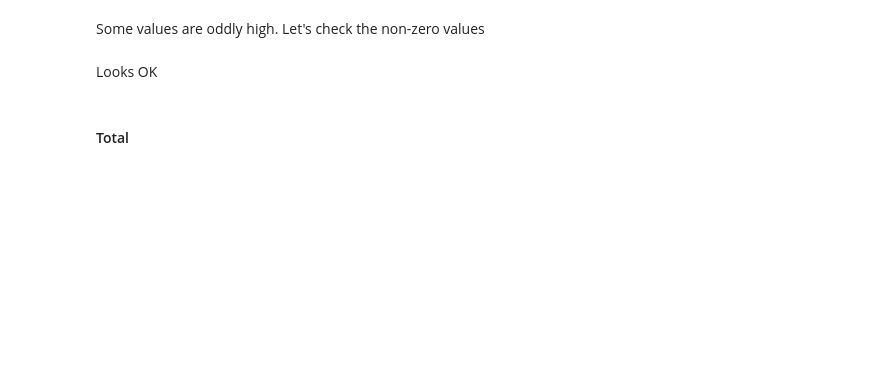
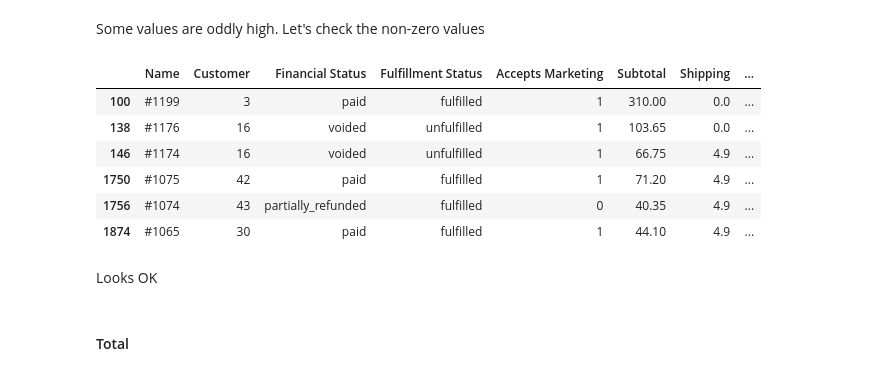
Before and after one commit to adriaferrer/Vimet, a Jupyter notebook: 01.Data_cleaning/Data_cleaning_orders.ipynb, the cells around one changed output. Saved outputs shown, nothing was run; the diff lists cells and outputs as text; code cells hidden in the pictures; blank space fills up the shorter version.

```diff
--- a/01.Data_cleaning/Data_cleaning_orders.ipynb
+++ b/01.Data_cleaning/Data_cleaning_orders.ipynb
@@ -93,0 +243,2 @@ We have checked **'Name'** previously and looks OK for now, additionally, we mig
+# %%
+orders = orders[orders['Customer'].notna()]
@@ -94,3 +247,5 @@ We have checked **'Name'** previously and looks OK for now, additionally, we mig
+# %%
+orders['Customer'] = orders['Customer'].astype('int64')
 # %% [markdown]
 #### Financial Status -- OK
 # %%
@@ -110,7 +281,7 @@ order_specific_clean['Accepts Marketing'].value_counts()
 # %% [markdown]
 We will convert this to boolean (although, keeping int as type) to minimise work during the analysis later.
 # %%
-order_specific_clean['Accepts Marketing'] = order_specific_clean['Accepts Marketing'].map(lambda x: 1 if x=='yes' else 0)
+orders['Accepts Marketing'] = orders['Accepts Marketing'].map(lambda x: 1 if x=='yes' else 0)
 # %% [markdown]
 #### Currency
 # %%
@@ -118,7 +292,7 @@ order_specific_clean['Currency'].value_counts()
 # %% [markdown]
 We drop currency as all is EUR and it is irrelevant for the analysis.
 # %%
-order_specific_clean = order_specific_clean.drop(columns='Currency')
+orders = orders.drop(columns='Currency')
 # %% [markdown]
 #### Subtotal -- OK
 # %%
@@ -138,7 +328,15 @@ order_specific_clean['Taxes'].value_counts()
 # %% [markdown]
 Some values are oddly high. Let's check the non-zero values
 # %%
-order_specific_clean[order_specific_clean['Taxes'] != 0.0]
+orders[orders['Taxes'] != 0.0]
+# %% [output]
+|  | Name | Customer | Financial Status | Fulfillment Status | Accepts Marketing | Subtotal | Shipping | ... |
+| 100 | #1199 | 3 | paid | fulfilled | 1 | 310.00 | 0.0 | ... |
+| 138 | #1176 | 16 | voided | unfulfilled | 1 | 103.65 | 0.0 | ... |
+| 146 | #1174 | 16 | voided | unfulfilled | 1 | 66.75 | 4.9 | ... |
+| 1750 | #1075 | 42 | paid | fulfilled | 1 | 71.20 | 4.9 | ... |
+| 1756 | #1074 | 43 | partially_refunded | fulfilled | 0 | 40.35 | 4.9 | ... |
+| 1874 | #1065 | 30 | paid | fulfilled | 1 | 44.10 | 4.9 | ... |
 # %% [markdown]
 Looks OK
 # %% [markdown]
```
Also changed, not shown: parts of 103 cells of this notebook.
